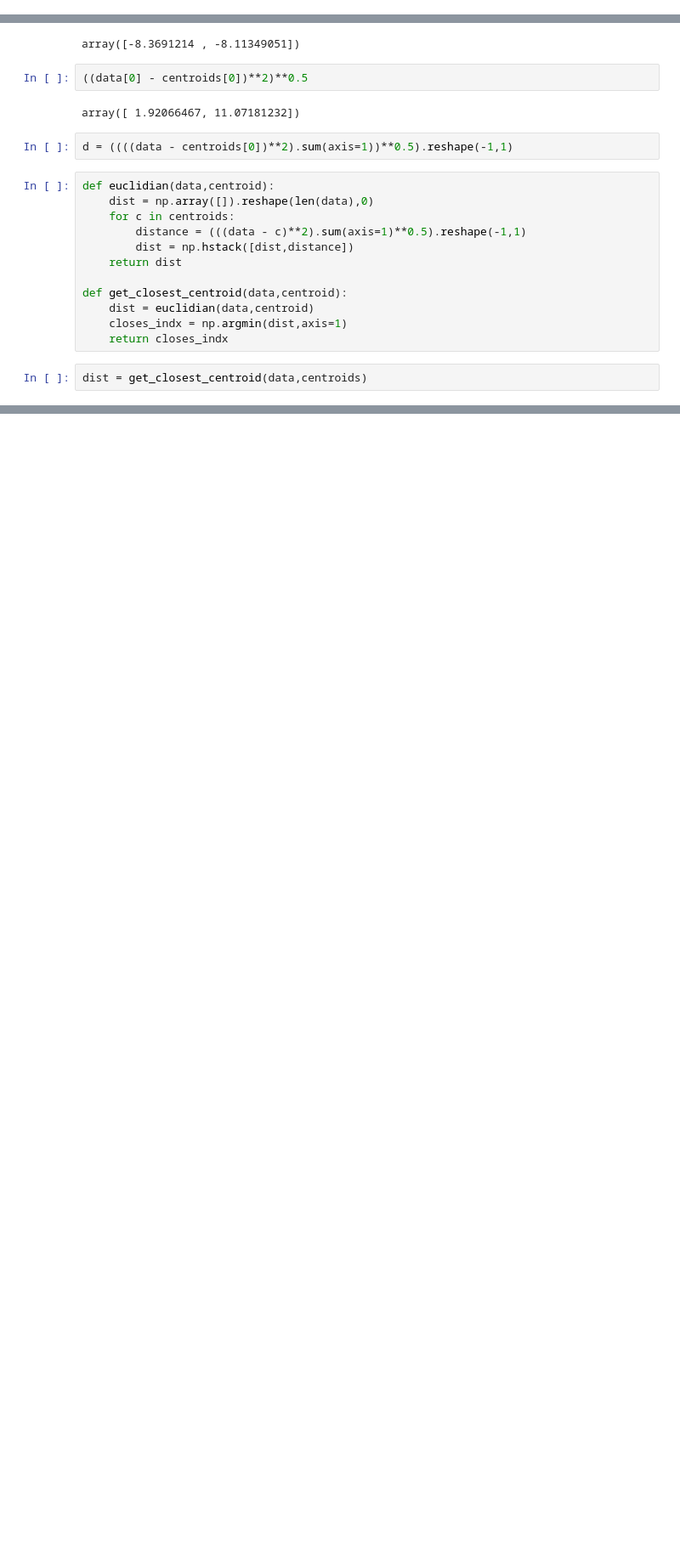
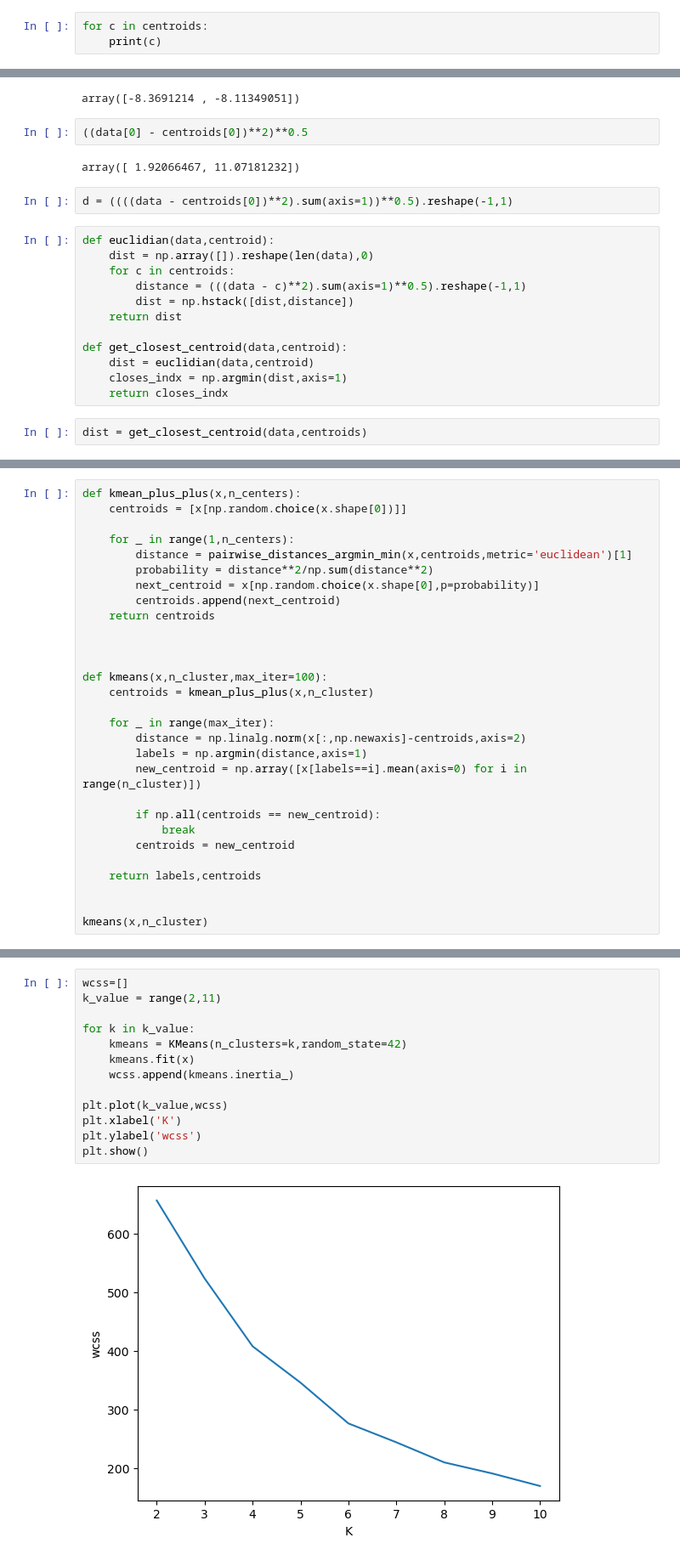
Before and after one commit to GauravDaharia20/Scaler-Projects, a Jupyter notebook: Unsupervised/Notes Backup/unsupervised.ipynb, the cells around one changed output, grey strips where cells are left out. Shown at 85% size. Cells and saved outputs as stored; diff of their text form; blank space fills up the shorter version.

```diff
--- a/Unsupervised/Notes Backup/unsupervised.ipynb
+++ b/Unsupervised/Notes Backup/unsupervised.ipynb
@@ -44,0 +49,3 @@ array([[-8.3691214 , -8.11349051],
+# %%
+for c in centroids:
+    print(c)
@@ -102,0 +131,29 @@ for n in range(15):
+# %%
+def kmean_plus_plus(x,n_centers):
+    centroids = [x[np.random.choice(x.shape[0])]]
+
+    for _ in range(1,n_centers):
+        distance = pairwise_distances_argmin_min(x,centroids,metric='euclidean')[1]
+        probability = distance**2/np.sum(distance**2)
+        next_centroid = x[np.random.choice(x.shape[0],p=probability)]
+        centroids.append(next_centroid)
+    return centroids
+
+
+
+def kmeans(x,n_cluster,max_iter=100):
+    centroids = kmean_plus_plus(x,n_cluster)
+
+    for _ in range(max_iter):
+        distance = np.linalg.norm(x[:,np.newaxis]-centroids,axis=2)
+        labels = np.argmin(distance,axis=1)
+        new_centroid = np.array([x[labels==i].mean(axis=0) for i in range(n_cluster)])
+
+        if np.all(centroids == new_centroid):
+            break
+        centroids = new_centroid
+
+    return labels,centroids
+
+
+kmeans(x,n_cluster)
@@ -102,0 +229,15 @@ for n in range(15):
+# %%
+wcss=[]
+k_value = range(2,11)
+
+for k in k_value:
+    kmeans = KMeans(n_clusters=k,random_state=42)
+    kmeans.fit(x)
+    wcss.append(kmeans.inertia_)
+
+plt.plot(k_value,wcss)
+plt.xlabel('K')
+plt.ylabel('wcss')
+plt.show()
+# %% [output]
+[figure, added]
```
Also changed, not shown: parts of 20 cells of this notebook, 25 other files.
